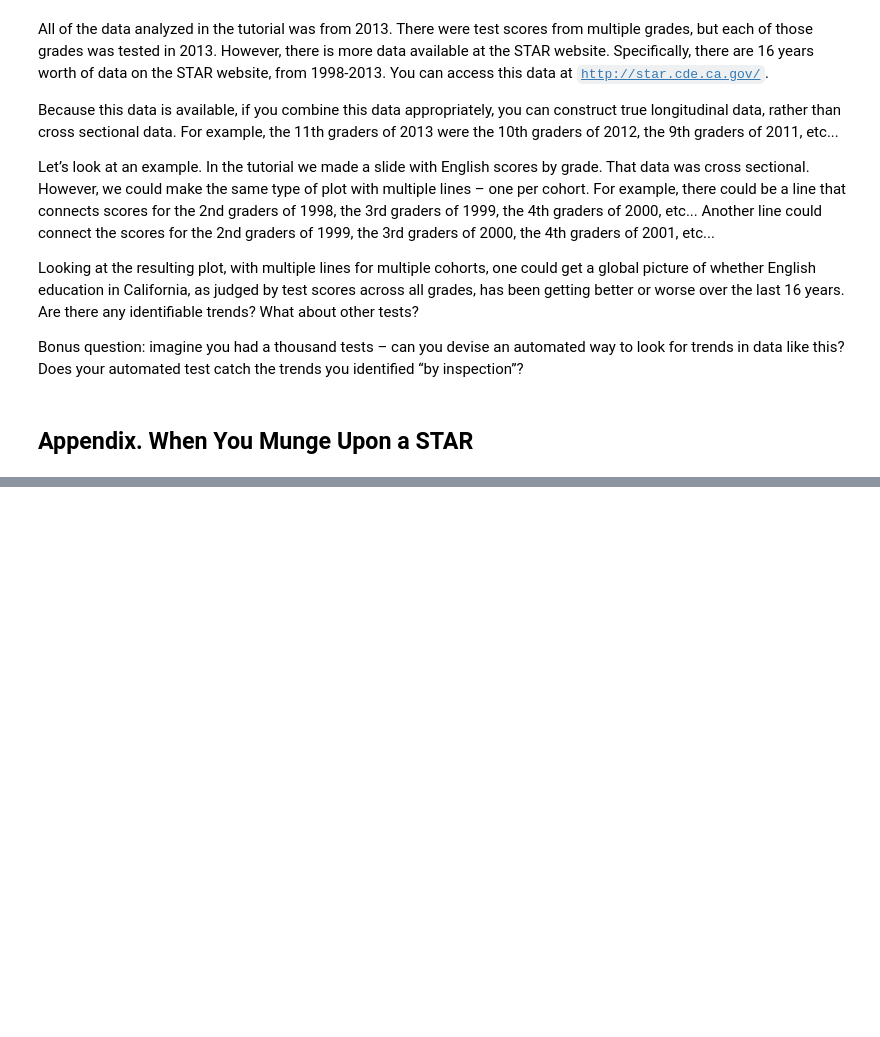
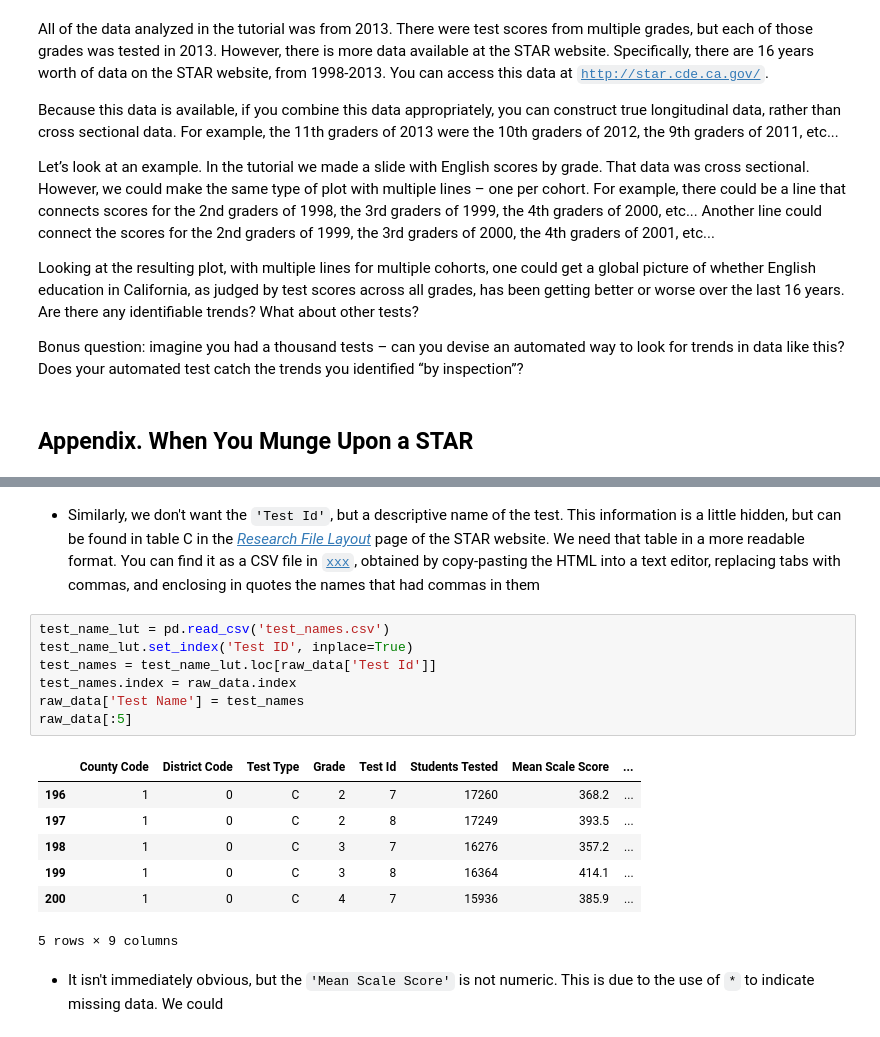
Before and after one commit to jaimefrio/data_science_fun_conference_2015_pandas_in_a_hurry, a Jupyter notebook: pandas_in_a_hurry.ipynb, the cells around one changed output, grey strips where cells are left out. Drawn from its saved outputs; the diff is of its cells as text; blank space fills up the shorter version.

```diff
--- a/pandas_in_a_hurry.ipynb
+++ b/pandas_in_a_hurry.ipynb
@@ -472,2 +563,21 @@ Bonus question: imagine you had a thousand tests – can you devise an automated
+# %% [markdown]
+* Similarly, we don't want the `'Test Id'`, but a descriptive name of the test. This information is a little hidden, but can be found in table C in the [*Research File Layout*](http://star.cde.ca.gov/star2013/research_fixfileformat.aspx) page of the STAR website. We need that table in a more readable format. You can find it as a CSV file in [`xxx`](), obtained by copy-pasting the HTML into a text editor, replacing tabs with commas, and enclosing in quotes the names that had commas in them
+# %%
+test_name_lut = pd.read_csv('test_names.csv')
+test_name_lut.set_index('Test ID', inplace=True)
+test_names = test_name_lut.loc[raw_data['Test Id']]
+test_names.index = raw_data.index
+raw_data['Test Name'] = test_names
+raw_data[:5]
+# %% [output]
+|  | County Code | District Code | Test Type | Grade | Test Id | Students Tested | Mean Scale Score | ... |
+| 196 | 1 | 0 | C | 2 | 7 | 17260 | 368.2 | ... |
+| 197 | 1 | 0 | C | 2 | 8 | 17249 | 393.5 | ... |
+| 198 | 1 | 0 | C | 3 | 7 | 16276 | 357.2 | ... |
+| 199 | 1 | 0 | C | 3 | 8 | 16364 | 414.1 | ... |
+| 200 | 1 | 0 | C | 4 | 7 | 15936 | 385.9 | ... |
+5 rows × 9 columns
+# %% [markdown]
+* It isn't immediately obvious, but the `'Mean Scale Score'` is not numeric. This is due to the use of `*` to indicate missing data. We could
 # %%
 01234567890123456789012345678901234567890123456789012345678901234567890123456789
```
Also changed, not shown: parts of 32 cells of this notebook.
